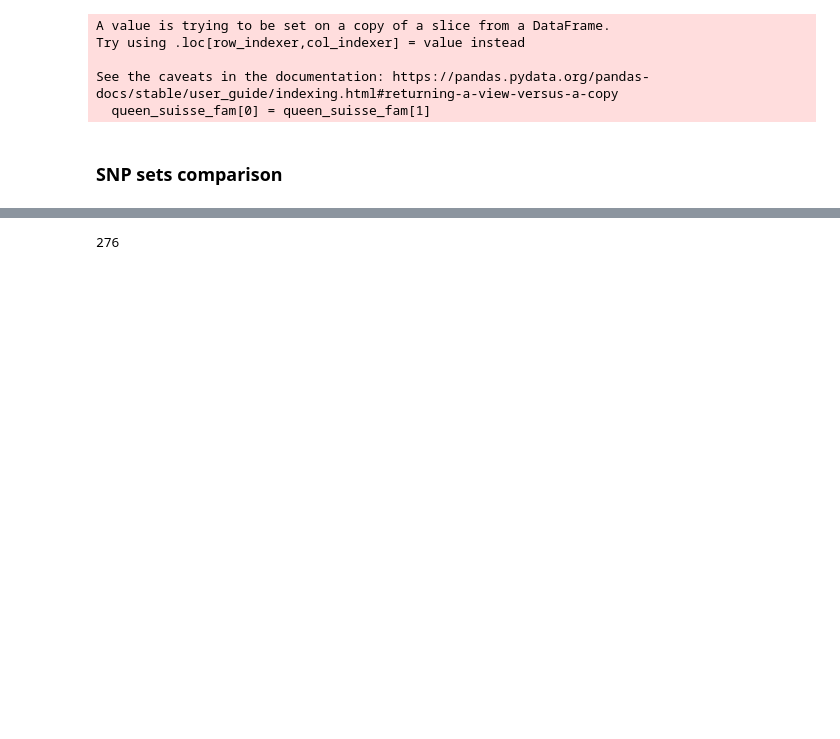
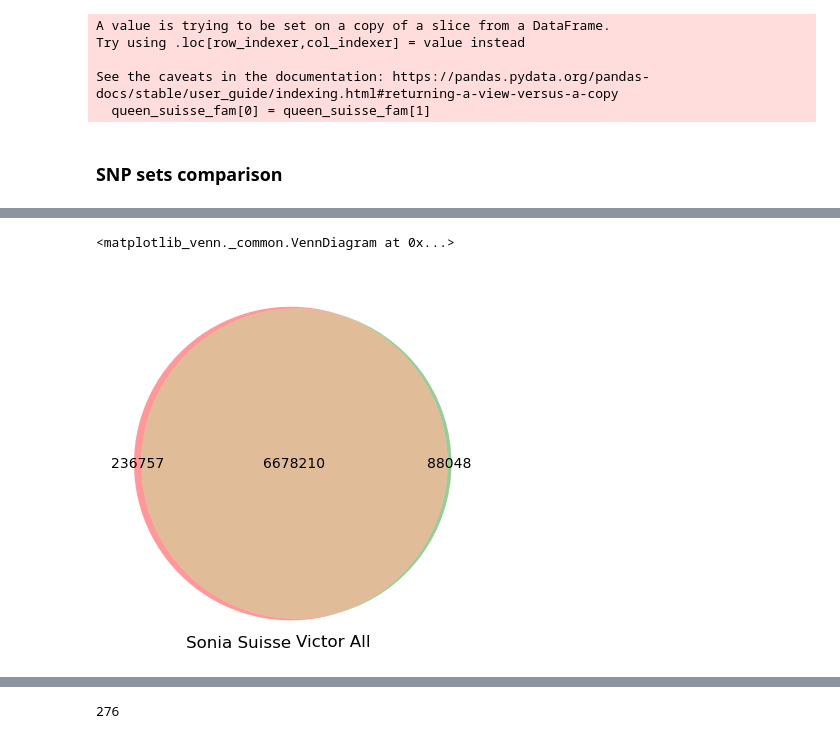
Before and after one commit to victorrossier/plan-b-omics, a Jupyter notebook: notebooks/queen_genotypes_stats.ipynb, the cells around one changed output, grey strips where cells are left out. Drawn from its saved outputs; the diff is of its cells as text; code cells hidden in the pictures; blank space fills up the shorter version.

```diff
--- a/notebooks/queen_genotypes_stats.ipynb
+++ b/notebooks/queen_genotypes_stats.ipynb
@@ -180,0 +182,5 @@ suisse_bim
+# %%
+venn2([set(suisse_bim[1]), set(All_bim[1])], set_labels=("Sonia Suisse", "Victor All"))
+# %% [output]
+<matplotlib_venn._common.VennDiagram at 0x...>
+[figure, added]
```
Also changed, not shown: parts of 53 cells of this notebook, 10 other files.
